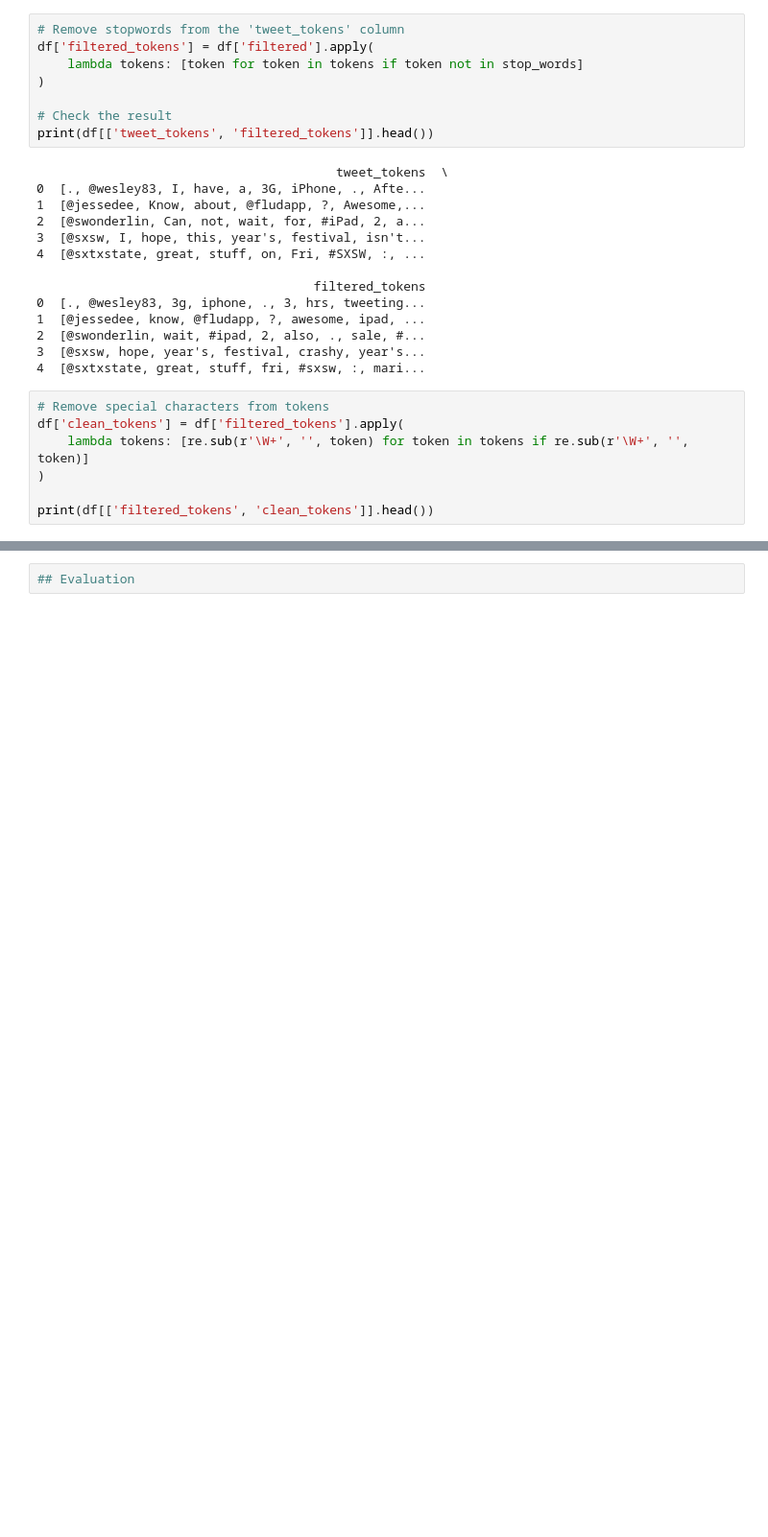
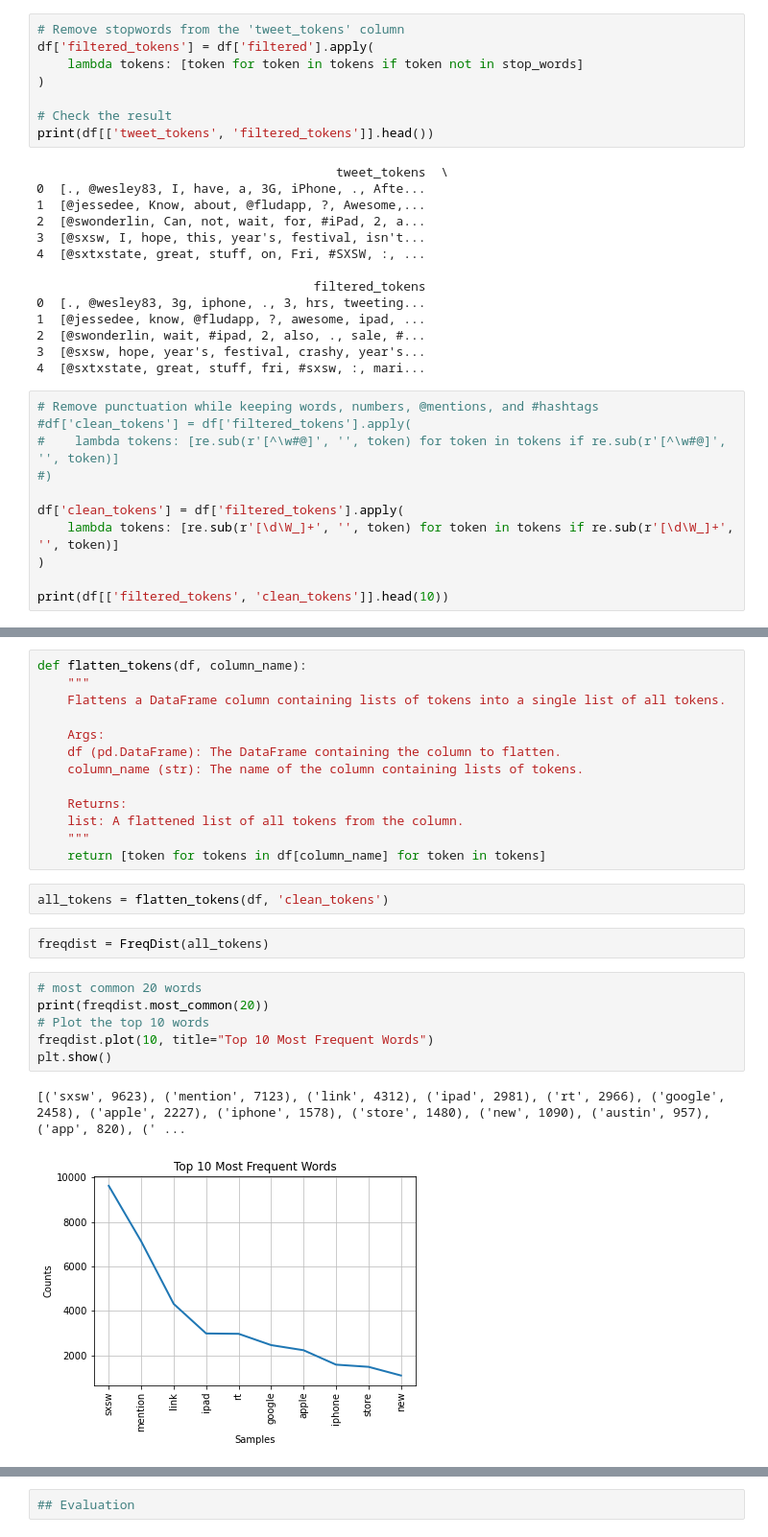
Before and after one commit to jaredlil/project-4-twitter-sentiment, a Jupyter notebook: Untitled.ipynb, the cells around one changed output, grey strips where cells are left out. Shown at 96% size. Saved outputs shown, nothing was run; the diff lists cells and outputs as text; blank space fills up the shorter version.

```diff
--- a/Untitled.ipynb
+++ b/Untitled.ipynb
@@ -129,10 +171,14 @@ print(df[['tweet_tokens', 'filtered_tokens']].head())
 3  [@sxsw, hope, year's, festival, crashy, year's...
 4  [@sxtxstate, great, stuff, fri, #sxsw, :, mari...
 # %%
-# Remove special characters from tokens
+# Remove punctuation while keeping words, numbers, @mentions, and #hashtags
+#df['clean_tokens'] = df['filtered_tokens'].apply(
+#    lambda tokens: [re.sub(r'[^\w#@]', '', token) for token in tokens if re.sub(r'[^\w#@]', '', token)]
+#)
+
 df['clean_tokens'] = df['filtered_tokens'].apply(
-    lambda tokens: [re.sub(r'\W+', '', token) for token in tokens if re.sub(r'\W+', '', token)]
+    lambda tokens: [re.sub(r'[\d\W_]+', '', token) for token in tokens if re.sub(r'[\d\W_]+', '', token)]
 )
 
-print(df[['filtered_tokens', 'clean_tokens']].head())
+print(df[['filtered_tokens', 'clean_tokens']].head(10))
 # %% [output]
@@ -151,0 +202,26 @@ print(df[['filtered_tokens', 'clean_tokens']].head())
+# %%
+def flatten_tokens(df, column_name):
+    """
+    Flattens a DataFrame column containing lists of tokens into a single list of all tokens.
+
+    Args:
+    df (pd.DataFrame): The DataFrame containing the column to flatten.
+    column_name (str): The name of the column containing lists of tokens.
+
+    Returns:
+    list: A flattened list of all tokens from the column.
+    """
+    return [token for tokens in df[column_name] for token in tokens]
+# %%
+all_tokens = flatten_tokens(df, 'clean_tokens')
+# %%
+freqdist = FreqDist(all_tokens)
+# %%
+# most common 20 words
+print(freqdist.most_common(20))
+# Plot the top 10 words
+freqdist.plot(10, title="Top 10 Most Frequent Words")
+plt.show()
+# %% [output]
+[('sxsw', 9623), ('mention', 7123), ('link', 4312), ('ipad', 2981), ('rt', 2966), ('google', 2458), ('apple', 2227), ('iphone', 1578), ('store', 1480), ('new', 1090), ('austin', 957), ('app', 820), (' ...
+[figure, added]
```
Also changed, not shown: parts of 46 cells of this notebook.
